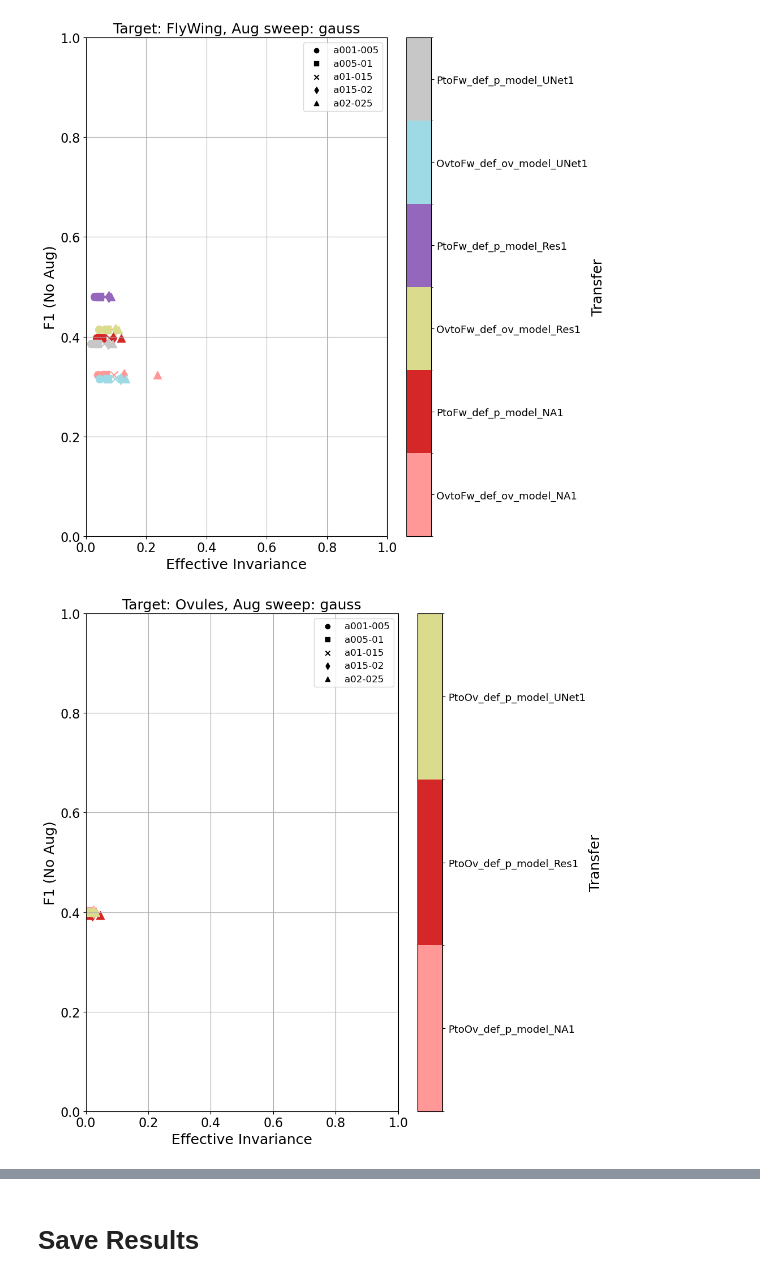
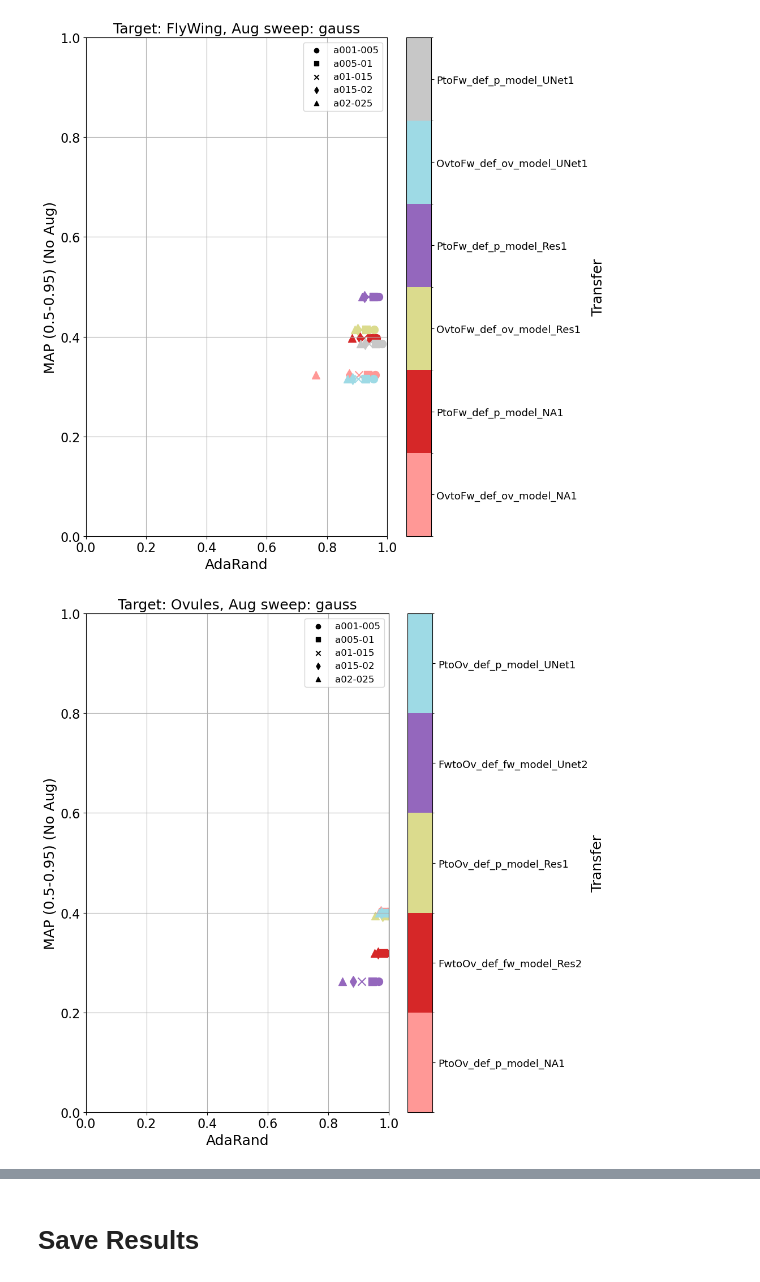
Before and after one commit to kreshuklab/model_ranking, a Jupyter notebook: notebooks/cell_segmentation/consistency/sweep_correlations/cells_consistency_vs_MAP_post_finetuning_gauss_ARE_fullslice.ipynb, the cells around one changed output, grey strips where cells are left out. Cells and saved outputs as stored; diff of their text form; code cells hidden in the pictures.

Commit message:
consistency correlation results

```diff
--- a/notebooks/cell_segmentation/consistency/sweep_correlations/cells_consistency_vs_MAP_post_finetuning_gauss_ARE_fullslice.ipynb
+++ b/notebooks/cell_segmentation/consistency/sweep_correlations/cells_consistency_vs_MAP_post_finetuning_gauss_ARE_fullslice.ipynb
@@ -111,12 +109,12 @@ target_models = {
 per_target_forg_consistency: per_target_consis_result_type= {}
 per_target_forg_performance: per_target_performance_result_type = {}
 for i, target in enumerate(targets):
-    if target == "FlyWing":
-        sources = ["Ovules", "PNAS"]
-    elif target == "Ovules":
-        sources = ["FlyWing", "PNAS"]
-    else:
-        sources = ["FlyWing", "Ovules"]
+    # if target == "FlyWing":
+    #     sources = ["Ovules", "PNAS"]
+    # elif target == "Ovules":
+    #     sources = ["FlyWing", "PNAS"]
+    # else:
+    #     sources = ["FlyWing", "Ovules"]
 
     per_source_forg_consistency = {}
     per_source_forg_performance = {}
@@ -127,9 +125,15 @@ for i, target in enumerate(targets):
         if target == "Ovules":
             if "NA" in model_type["PNAS"]:
                 sources = ["PNAS"]
+            else:
+                sources = ["FlyWing", "PNAS"]
         elif target == "PNAS":
             if "NA" in model_type["Ovules"]:
                 sources = ["Ovules"]
+            else:
+                sources = ["FlyWing", "Ovules"]
+        else:
+            sources = ["Ovules", "PNAS"]
 
         consis_str, _, NA_perf = get_summary_results(
             source_data=sources,
@@ -176,21 +181,22 @@ Source: Ovules
 # %%
 for target in targets:
     plot_alpha_sweep_specific_norm(
         per_target_forg_consistency[target],
         per_target_forg_performance[target],
         augs=["gauss"],
         select_alphas=selected_augmentations,
         select_norms=per_target_norms,
-        consistency_metric_name="Effective Invariance",
-        invert_consis_metric= False,
+        consistency_metric_name="AdaRand",
+        transfer_metric_name="MAP (0.5-0.95)",
+        invert_consis_metric= True,
         invert_perf_metric=False,
         pos_correlation_line=False,
         per_transfer_norms=False,
         single_target=target,
         xlim=(0, 1),
         n_rows=1,
         n_cols = 1,
     )
 # %% [output]
-[figure, old version]
+[figure, new version]
-[figure, old version]
+[figure, new version]
```
Also changed, not shown: parts of 6 cells of this notebook, 3 other files.
